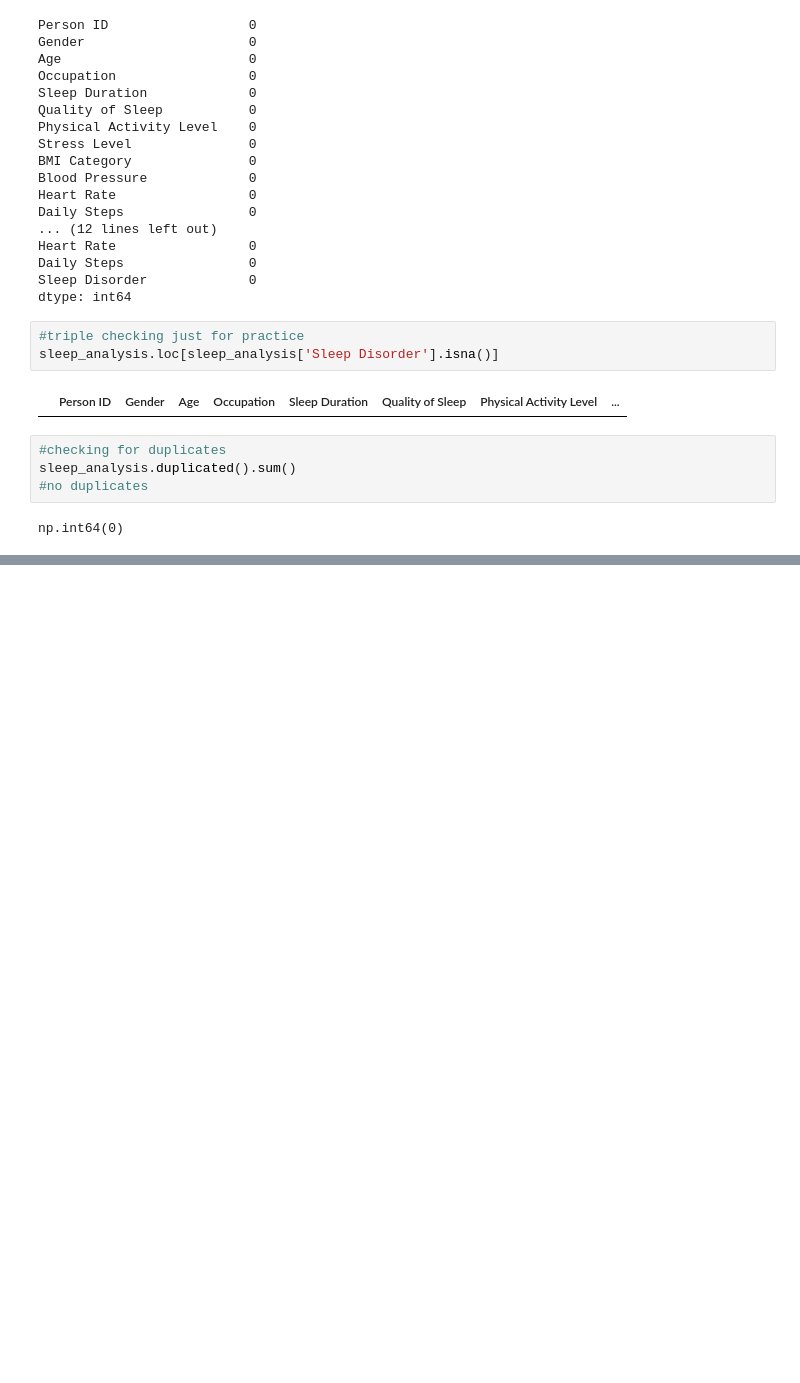
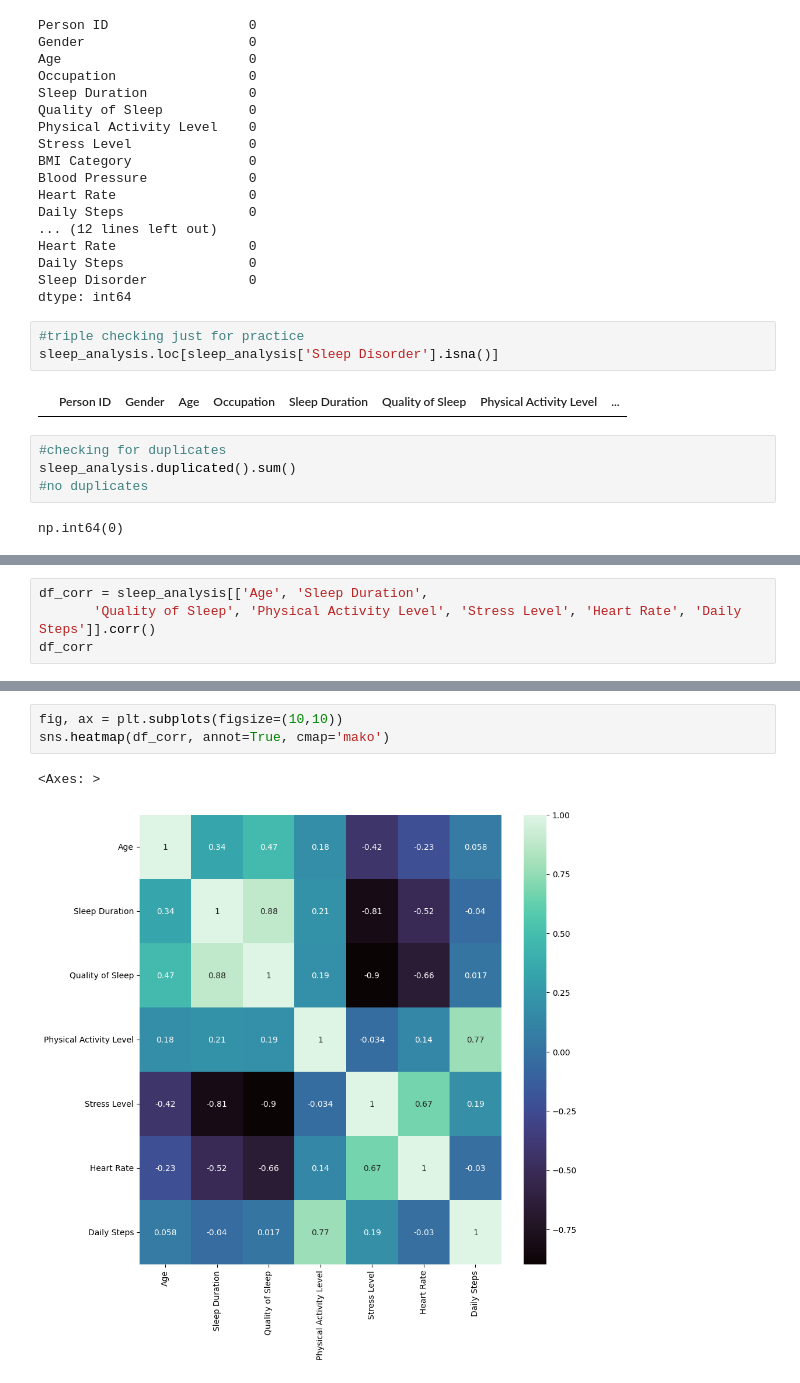
Before and after one commit to M0pare02/Capstone_MiguelP, a Jupyter notebook: notebooks/Sleep_analysis.ipynb, the cells around one changed output, grey strips where cells are left out. Cells and saved outputs as stored; diff of their text form; blank space fills up the shorter version.

Commit message:
added some more graphs

```diff
--- a/notebooks/Sleep_analysis.ipynb
+++ b/notebooks/Sleep_analysis.ipynb
@@ -152,0 +178,4 @@ np.int64(0)
+# %%
+df_corr = sleep_analysis[['Age', 'Sleep Duration',
+       'Quality of Sleep', 'Physical Activity Level', 'Stress Level', 'Heart Rate', 'Daily Steps']].corr()
+df_corr
@@ -152,0 +191,6 @@ np.int64(0)
+# %%
+fig, ax = plt.subplots(figsize=(10,10))
+sns.heatmap(df_corr, annot=True, cmap='mako')
+# %% [output]
+<Axes: >
+[figure, added]
```
Also changed, not shown: parts of 11 cells of this notebook.
